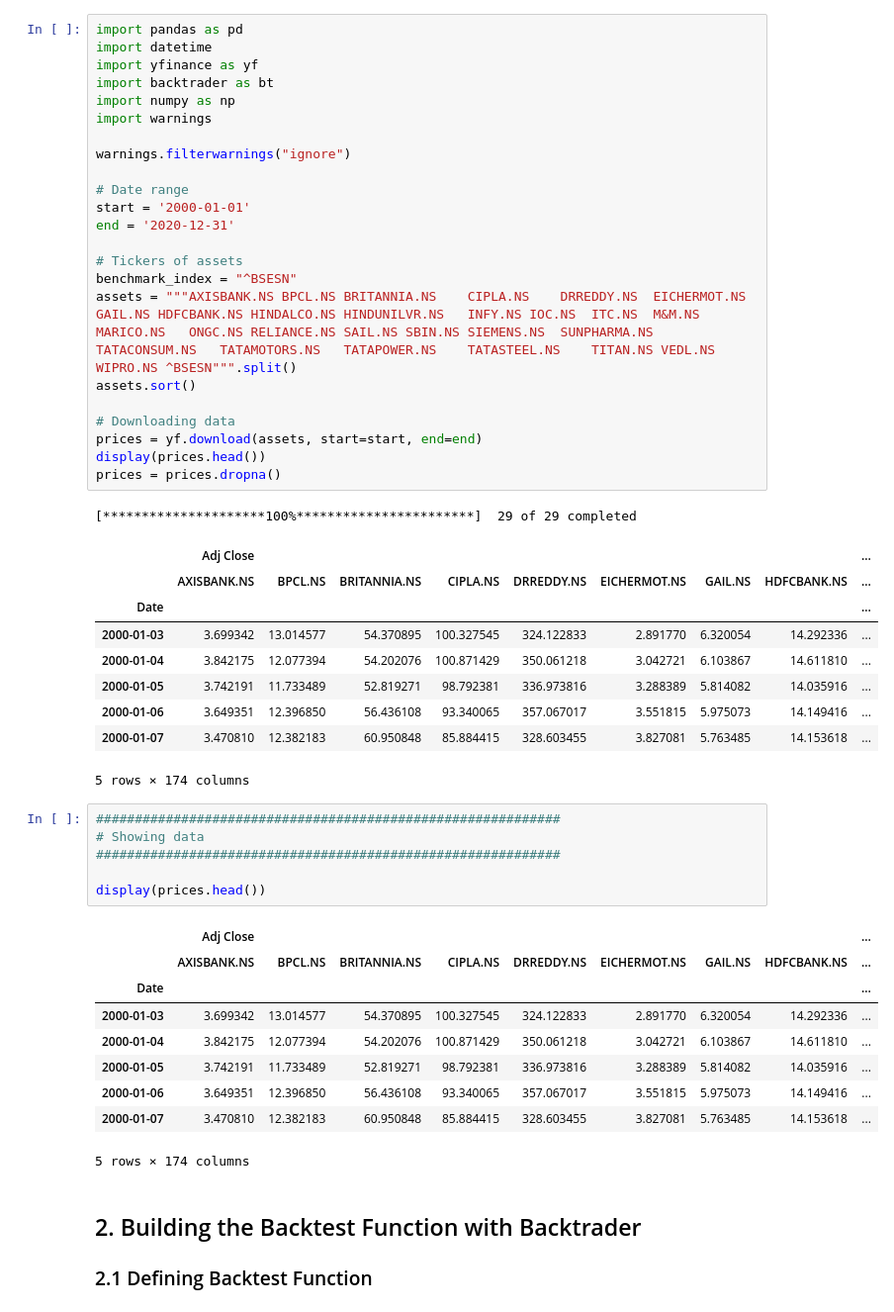
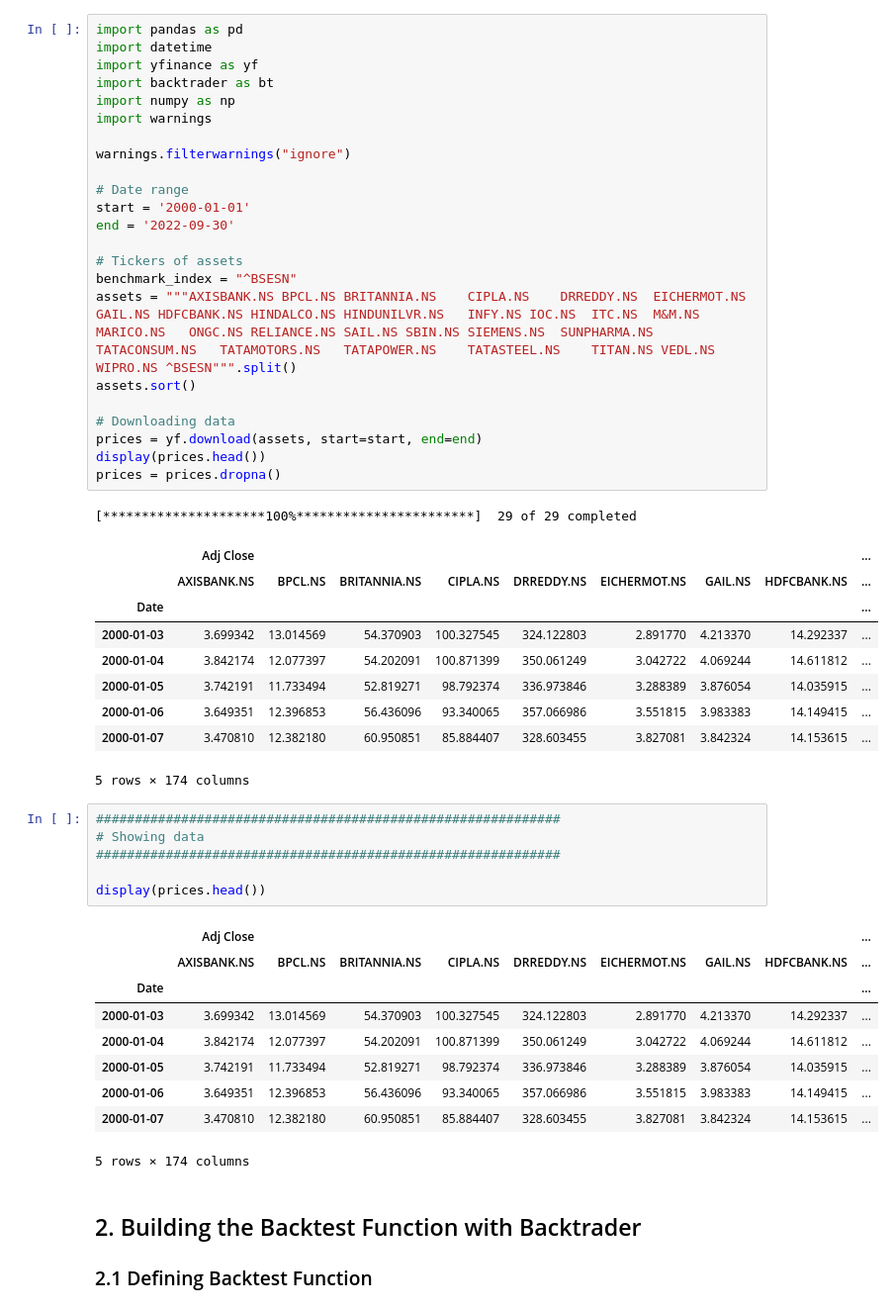
Before and after one commit to Divyanshu-info/Portfolio-Optimization, a Jupyter notebook: Final/MV_backtest.ipynb, the cells around one changed output. Shown at 99% size. Drawn from its saved outputs; the diff is of its cells as text.

```diff
--- a/Final/MV_backtest.ipynb
+++ b/Final/MV_backtest.ipynb
@@ -1,36 +1,36 @@
 # %%
 import pandas as pd
 import datetime
 import yfinance as yf
 import backtrader as bt
 import numpy as np
 import warnings
 
 warnings.filterwarnings("ignore")
 
 # Date range
 start = '2000-01-01'
-end = '2020-12-31'
+end = '2022-09-30'
 
 # Tickers of assets
 benchmark_index = "^BSESN"
 assets = """AXISBANK.NS	BPCL.NS	BRITANNIA.NS	CIPLA.NS	DRREDDY.NS	EICHERMOT.NS	GAIL.NS	HDFCBANK.NS	HINDALCO.NS	HINDUNILVR.NS	INFY.NS	IOC.NS	ITC.NS	M&M.NS	MARICO.NS	ONGC.NS	RELIANCE.NS	SAIL.NS	SBIN.NS	SIEMENS.NS	SUNPHARMA.NS	TATACONSUM.NS	TATAMOTORS.NS	TATAPOWER.NS	TATASTEEL.NS	TITAN.NS VEDL.NS	WIPRO.NS ^BSESN""".split()
 assets.sort()
 
 # Downloading data
 prices = yf.download(assets, start=start, end=end)
 display(prices.head())
 prices = prices.dropna()
 # %% [output]
 [*********************100%***********************]  29 of 29 completed
 |  | Adj Close |  |  |  |  |  |  |  | ... |
 |  | AXISBANK.NS | BPCL.NS | BRITANNIA.NS | CIPLA.NS | DRREDDY.NS | EICHERMOT.NS | GAIL.NS | HDFCBANK.NS | ... |
 | Date |  |  |  |  |  |  |  |  | ... |
-| 2000-01-03 | 3.699342 | 13.014577 | 54.370895 | 100.327545 | 324.122833 | 2.891770 | 6.320054 | 14.292336 | ... |
-| 2000-01-04 | 3.842175 | 12.077394 | 54.202076 | 100.871429 | 350.061218 | 3.042721 | 6.103867 | 14.611810 | ... |
-| 2000-01-05 | 3.742191 | 11.733489 | 52.819271 | 98.792381 | 336.973816 | 3.288389 | 5.814082 | 14.035916 | ... |
-| 2000-01-06 | 3.649351 | 12.396850 | 56.436108 | 93.340065 | 357.067017 | 3.551815 | 5.975073 | 14.149416 | ... |
-| 2000-01-07 | 3.470810 | 12.382183 | 60.950848 | 85.884415 | 328.603455 | 3.827081 | 5.763485 | 14.153618 | ... |
+| 2000-01-03 | 3.699342 | 13.014569 | 54.370903 | 100.327545 | 324.122803 | 2.891770 | 4.213370 | 14.292337 | ... |
+| 2000-01-04 | 3.842174 | 12.077397 | 54.202091 | 100.871399 | 350.061249 | 3.042722 | 4.069244 | 14.611812 | ... |
+| 2000-01-05 | 3.742191 | 11.733494 | 52.819271 | 98.792374 | 336.973846 | 3.288389 | 3.876054 | 14.035915 | ... |
+| 2000-01-06 | 3.649351 | 12.396853 | 56.436096 | 93.340065 | 357.066986 | 3.551815 | 3.983383 | 14.149415 | ... |
+| 2000-01-07 | 3.470810 | 12.382180 | 60.950851 | 85.884407 | 328.603455 | 3.827081 | 3.842324 | 14.153615 | ... |
 5 rows × 174 columns
 # %%
 ############################################################
@@ -42,11 +42,11 @@ display(prices.head())
 |  | Adj Close |  |  |  |  |  |  |  | ... |
 |  | AXISBANK.NS | BPCL.NS | BRITANNIA.NS | CIPLA.NS | DRREDDY.NS | EICHERMOT.NS | GAIL.NS | HDFCBANK.NS | ... |
 | Date |  |  |  |  |  |  |  |  | ... |
-| 2000-01-03 | 3.699342 | 13.014577 | 54.370895 | 100.327545 | 324.122833 | 2.891770 | 6.320054 | 14.292336 | ... |
-| 2000-01-04 | 3.842175 | 12.077394 | 54.202076 | 100.871429 | 350.061218 | 3.042721 | 6.103867 | 14.611810 | ... |
-| 2000-01-05 | 3.742191 | 11.733489 | 52.819271 | 98.792381 | 336.973816 | 3.288389 | 5.814082 | 14.035916 | ... |
-| 2000-01-06 | 3.649351 | 12.396850 | 56.436108 | 93.340065 | 357.067017 | 3.551815 | 5.975073 | 14.149416 | ... |
-| 2000-01-07 | 3.470810 | 12.382183 | 60.950848 | 85.884415 | 328.603455 | 3.827081 | 5.763485 | 14.153618 | ... |
+| 2000-01-03 | 3.699342 | 13.014569 | 54.370903 | 100.327545 | 324.122803 | 2.891770 | 4.213370 | 14.292337 | ... |
+| 2000-01-04 | 3.842174 | 12.077397 | 54.202091 | 100.871399 | 350.061249 | 3.042722 | 4.069244 | 14.611812 | ... |
+| 2000-01-05 | 3.742191 | 11.733494 | 52.819271 | 98.792374 | 336.973846 | 3.288389 | 3.876054 | 14.035915 | ... |
+| 2000-01-06 | 3.649351 | 12.396853 | 56.436096 | 93.340065 | 357.066986 | 3.551815 | 3.983383 | 14.149415 | ... |
+| 2000-01-07 | 3.470810 | 12.382180 | 60.950851 | 85.884407 | 328.603455 | 3.827081 | 3.842324 | 14.153615 | ... |
 5 rows × 174 columns
 # %% [markdown]
 ## 2. Building the Backtest Function with Backtrader
```
Also changed, not shown: parts of 9 cells of this notebook, 6 other files.
